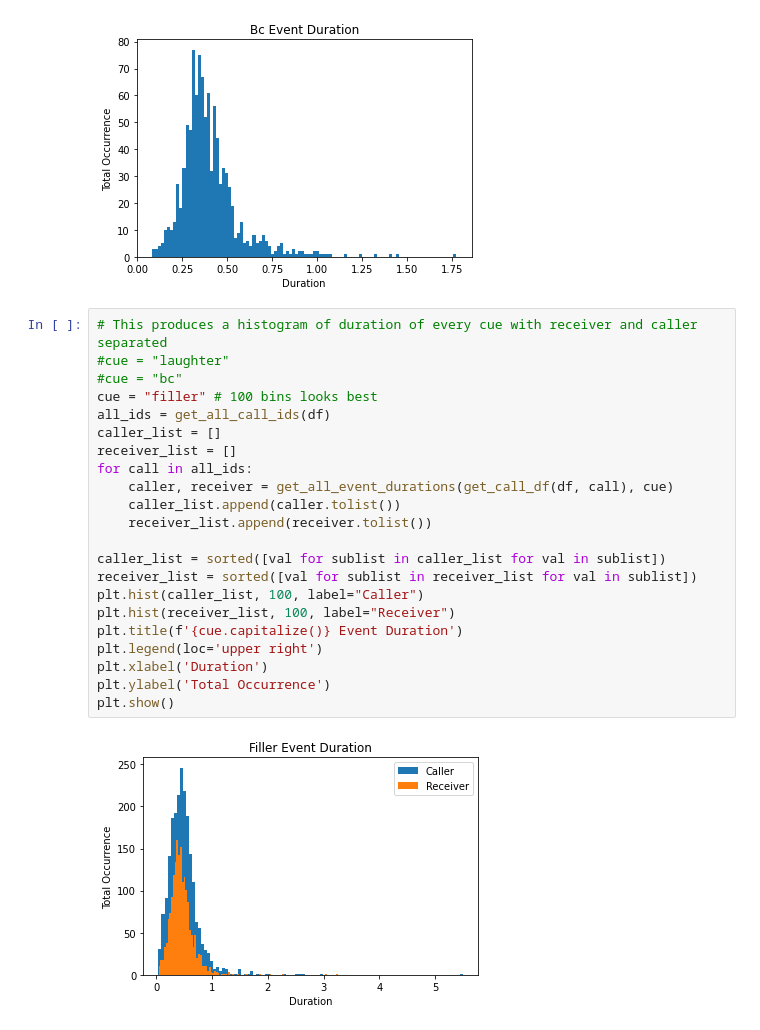
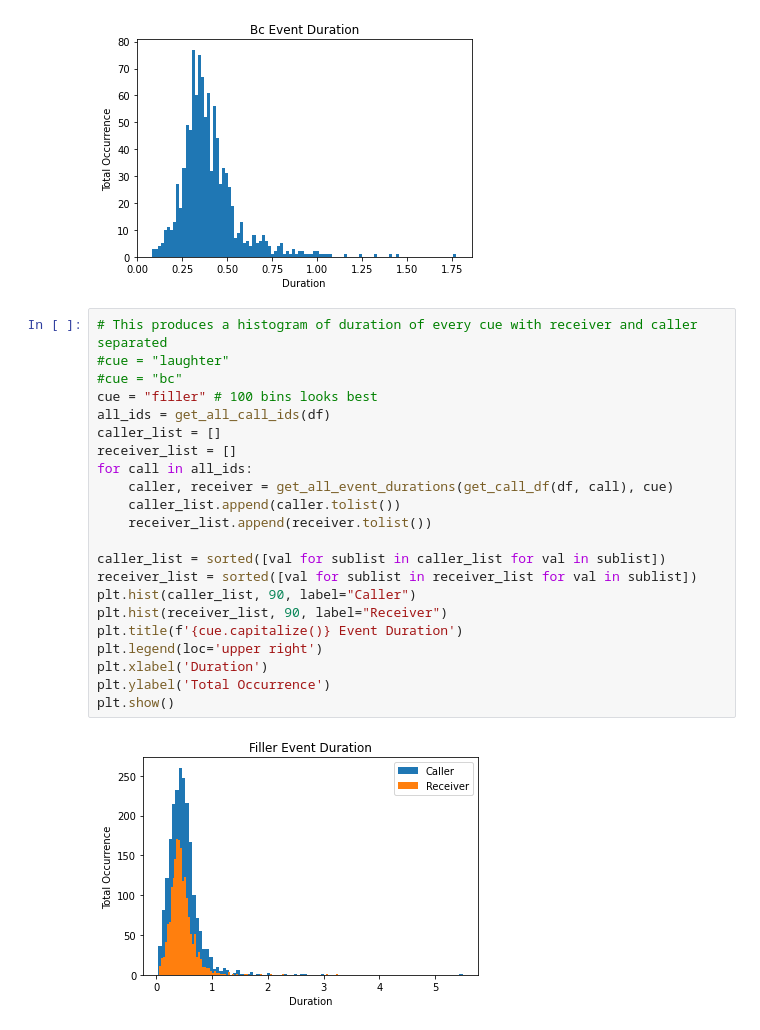
Before and after one commit to euronite/ConversationalBrowser, a Jupyter notebook: jupyter notebooks/data manipulation.ipynb, the cells around one changed output. Drawn from its saved outputs; the diff is of its cells as text.

```diff
--- a/jupyter notebooks/data manipulation.ipynb
+++ b/jupyter notebooks/data manipulation.ipynb
@@ -447,24 +447,24 @@ plt.show()
 # %%
 # This produces a histogram of duration of every cue with receiver and caller separated
 #cue = "laughter"
 #cue = "bc"
 cue = "filler" # 100 bins looks best
 all_ids = get_all_call_ids(df)
 caller_list = []
 receiver_list = []
 for call in all_ids:
     caller, receiver = get_all_event_durations(get_call_df(df, call), cue)
     caller_list.append(caller.tolist())
     receiver_list.append(receiver.tolist())
 
 caller_list = sorted([val for sublist in caller_list for val in sublist])
 receiver_list = sorted([val for sublist in receiver_list for val in sublist])
-plt.hist(caller_list, 100, label="Caller")
-plt.hist(receiver_list, 100, label="Receiver")
+plt.hist(caller_list, 90, label="Caller")
+plt.hist(receiver_list, 90, label="Receiver")
 plt.title(f'{cue.capitalize()} Event Duration')
 plt.legend(loc='upper right')
 plt.xlabel('Duration')
 plt.ylabel('Total Occurrence')
 plt.show()
 # %% [output]
-[figure, old version]
+[figure, new version]
```
Also changed, not shown: 2 other files.
